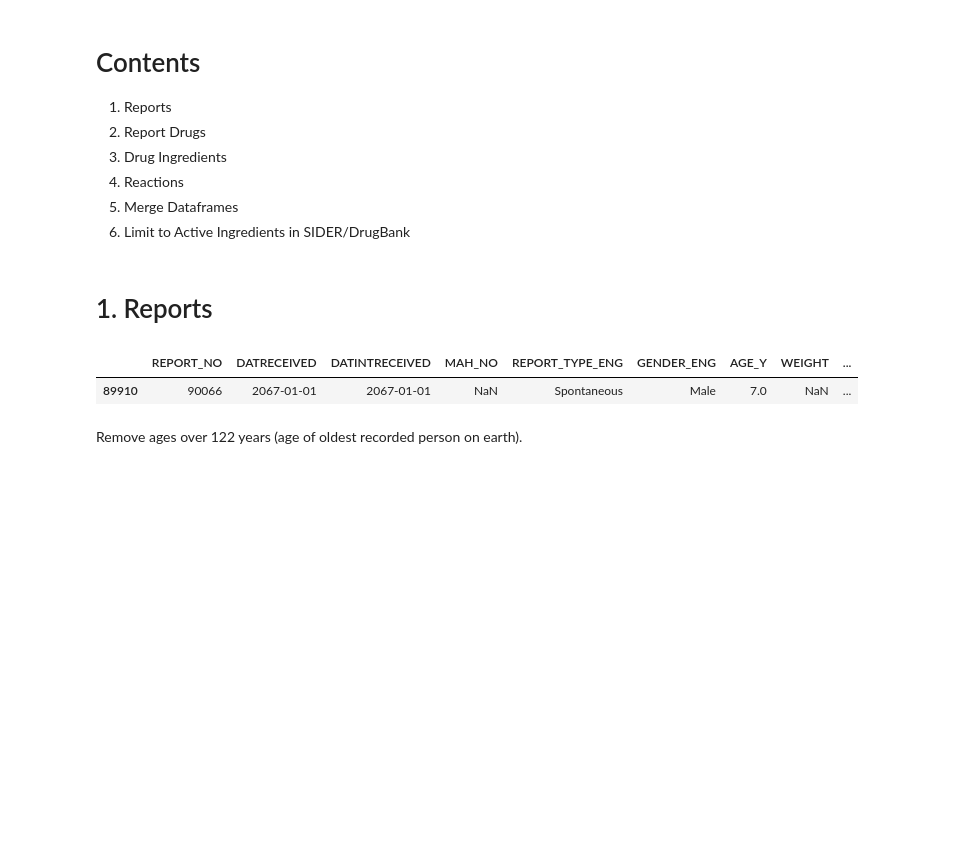
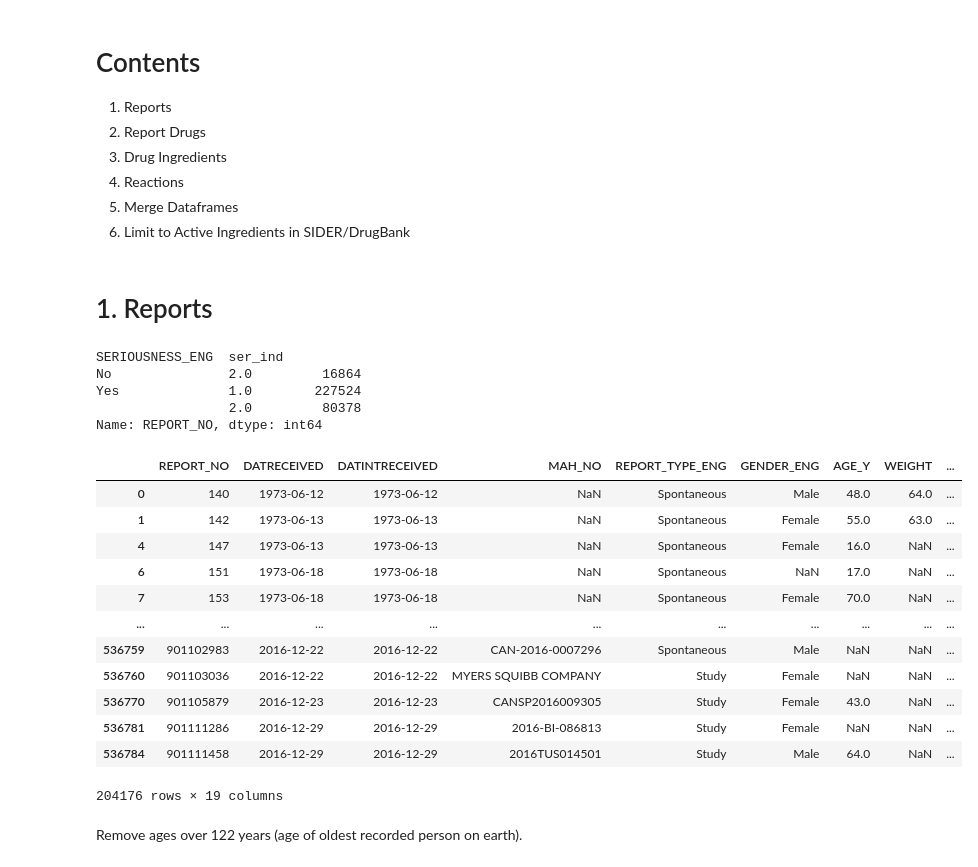
Before and after one commit to laetitiatam/ckme136, a Jupyter notebook: Process CVADR (Clean).ipynb, the cells around one changed output. Drawn from its saved outputs; the diff is of its cells as text; code cells hidden in the pictures; blank space fills up the shorter version.

```diff
--- a/Process CVADR (Clean).ipynb
+++ b/Process CVADR (Clean).ipynb
@@ -18,7 +18,7 @@ pd.set_option('display.max_columns', 1000)
 5. Merge Dataframes
 6. Limit to Active Ingredients in SIDER/DrugBank
 # %%
-data_dir = 'data\\'
+data_dir = '..\data\\'
 # %% [markdown]
 # 1. Reports
 # %%
@@ -36,11 +36,32 @@ reports = pd.read_csv(data_dir + 'CVADR/reports.txt',
 # remove unecessary columns
 
 reports = reports[['REPORT_NO', 'DATRECEIVED', 'DATINTRECEIVED', 'MAH_NO',  'REPORT_TYPE_ENG', 'GENDER_ENG', 'AGE_Y', 'WEIGHT', 'WEIGHT_UNIT_ENG', 'SERIOUSNESS_ENG',  'DEATH', 'DISABILITY', 'CONGENITAL_ANOMALY', 'LIFE_THREATENING', 'HOSP_REQUIRED', 'OTHER_MEDICALLY_IMP_COND', 'REPORTER_TYPE_ENG',  'SOURCE_ENG']]
+# %%
+reports['ser_ind'] = reports[['DEATH', 'DISABILITY', 'CONGENITAL_ANOMALY', 'LIFE_THREATENING', 'HOSP_REQUIRED', 'OTHER_MEDICALLY_IMP_COND']].astype(float).max(axis=1)
+reports.groupby(['SERIOUSNESS_ENG','ser_ind'])['REPORT_NO'].count()
+#reports['ser_ind'].sort_values(ascending=True)
+# %% [output]
+SERIOUSNESS_ENG  ser_ind
+No               2.0         16864
+Yes              1.0        227524
+                 2.0         80378
+Name: REPORT_NO, dtype: int64
 # %%
-reports[reports['REPORT_NO']=='90066']
+reports[reports.SERIOUSNESS_ENG == 'No']
 # %% [output]
 |  | REPORT_NO | DATRECEIVED | DATINTRECEIVED | MAH_NO | REPORT_TYPE_ENG | GENDER_ENG | AGE_Y | WEIGHT | ... |
-| 89910 | 90066 | 2067-01-01 | 2067-01-01 | NaN | Spontaneous | Male | 7.0 | NaN | ... |
+| 0 | 140 | 1973-06-12 | 1973-06-12 | NaN | Spontaneous | Male | 48.0 | 64.0 | ... |
+| 1 | 142 | 1973-06-13 | 1973-06-13 | NaN | Spontaneous | Female | 55.0 | 63.0 | ... |
+| 4 | 147 | 1973-06-13 | 1973-06-13 | NaN | Spontaneous | Female | 16.0 | NaN | ... |
+| 6 | 151 | 1973-06-18 | 1973-06-18 | NaN | Spontaneous | NaN | 17.0 | NaN | ... |
+| 7 | 153 | 1973-06-18 | 1973-06-18 | NaN | Spontaneous | Female | 70.0 | NaN | ... |
+| ... | ... | ... | ... | ... | ... | ... | ... | ... | ... |
+| 536759 | 901102983 | 2016-12-22 | 2016-12-22 | CAN-2016-0007296 | Spontaneous | Male | NaN | NaN | ... |
+| 536760 | 901103036 | 2016-12-22 | 2016-12-22 | MYERS SQUIBB COMPANY | Study | Female | NaN | NaN | ... |
+| 536770 | 901105879 | 2016-12-23 | 2016-12-23 | CANSP2016009305 | Study | Female | 43.0 | NaN | ... |
+| 536781 | 901111286 | 2016-12-29 | 2016-12-29 | 2016-BI-086813 | Study | Female | NaN | NaN | ... |
+| 536784 | 901111458 | 2016-12-29 | 2016-12-29 | 2016TUS014501 | Study | Male | 64.0 | NaN | ... |
+204176 rows × 19 columns
 # %%
 # reports.head(3)
 # reports.nunique()
```
Also changed, not shown: parts of 24 cells of this notebook.
